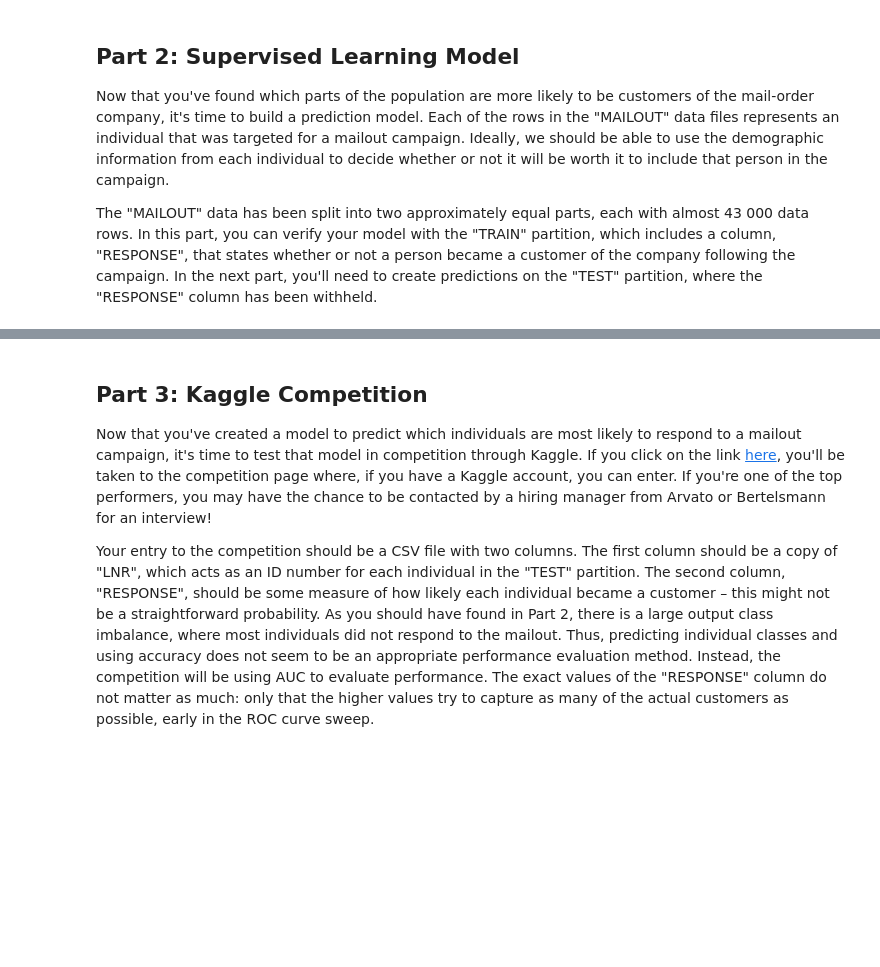
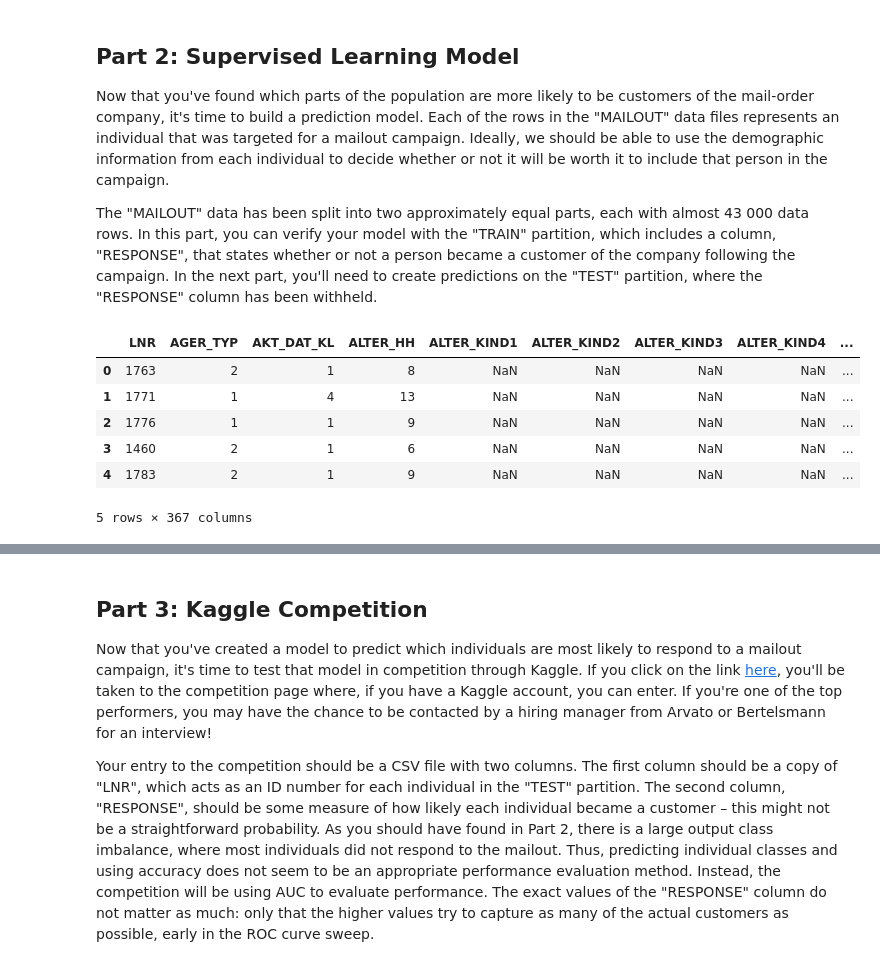
Before and after one commit to patelatharva/Arvato_Customer_Segmentation, a Jupyter notebook: Arvato Project Workbook.ipynb, the cells around one changed output, grey strips where cells are left out. Drawn from its saved outputs; the diff is of its cells as text; code cells hidden in the pictures; blank space fills up the shorter version.

```diff
--- a/Arvato Project Workbook.ipynb
+++ b/Arvato Project Workbook.ipynb
@@ -265,3 +587,15 @@ The main bulk of your analysis will come in this part of the project. Here, you
 Now that you've found which parts of the population are more likely to be customers of the mail-order company, it's time to build a prediction model. Each of the rows in the "MAILOUT" data files represents an individual that was targeted for a mailout campaign. Ideally, we should be able to use the demographic information from each individual to decide whether or not it will be worth it to include that person in the campaign.
 
 The "MAILOUT" data has been split into two approximately equal parts, each with almost 43 000 data rows. In this part, you can verify your model with the "TRAIN" partition, which includes a column, "RESPONSE", that states whether or not a person became a customer of the company following the campaign. In the next part, you'll need to create predictions on the "TEST" partition, where the "RESPONSE" column has been withheld.
+# %%
+training = pd.read_csv("Udacity_MAILOUT_052018_TRAIN.csv", sep=";", dtype="str")
+# %%
+training.head()
+# %% [output]
+|  | LNR | AGER_TYP | AKT_DAT_KL | ALTER_HH | ALTER_KIND1 | ALTER_KIND2 | ALTER_KIND3 | ALTER_KIND4 | ... |
+| 0 | 1763 | 2 | 1 | 8 | NaN | NaN | NaN | NaN | ... |
+| 1 | 1771 | 1 | 4 | 13 | NaN | NaN | NaN | NaN | ... |
+| 2 | 1776 | 1 | 1 | 9 | NaN | NaN | NaN | NaN | ... |
+| 3 | 1460 | 2 | 1 | 6 | NaN | NaN | NaN | NaN | ... |
+| 4 | 1783 | 2 | 1 | 9 | NaN | NaN | NaN | NaN | ... |
+5 rows × 367 columns
```
Also changed, not shown: parts of 159 cells of this notebook, 6 other files.
